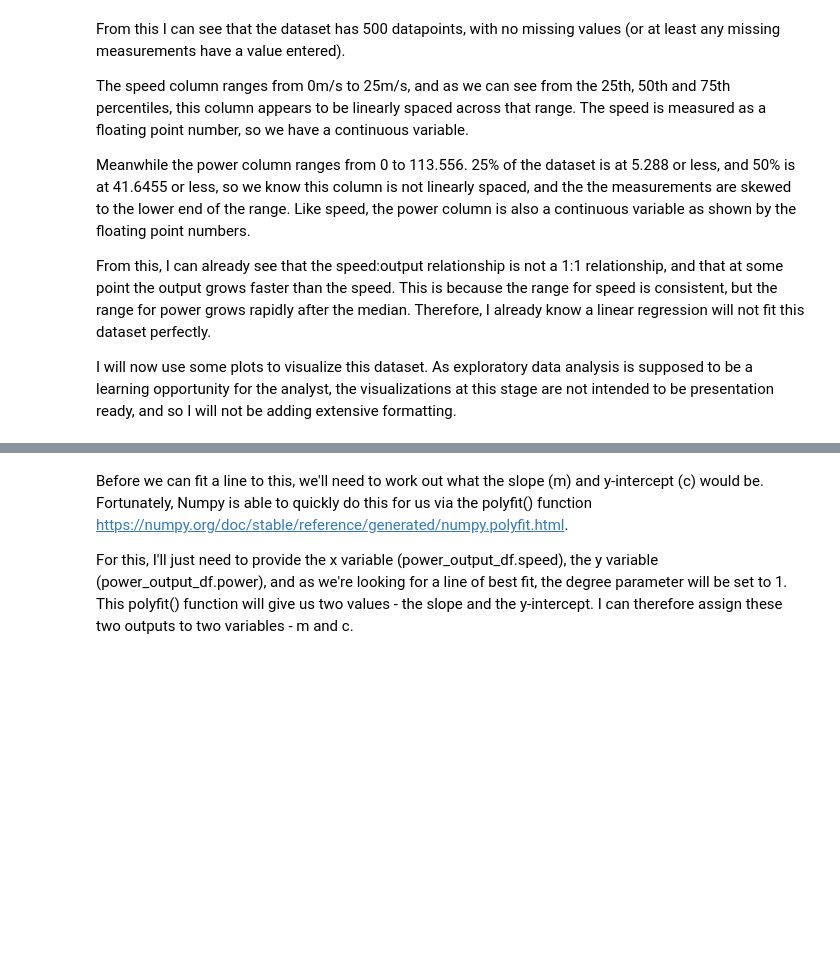
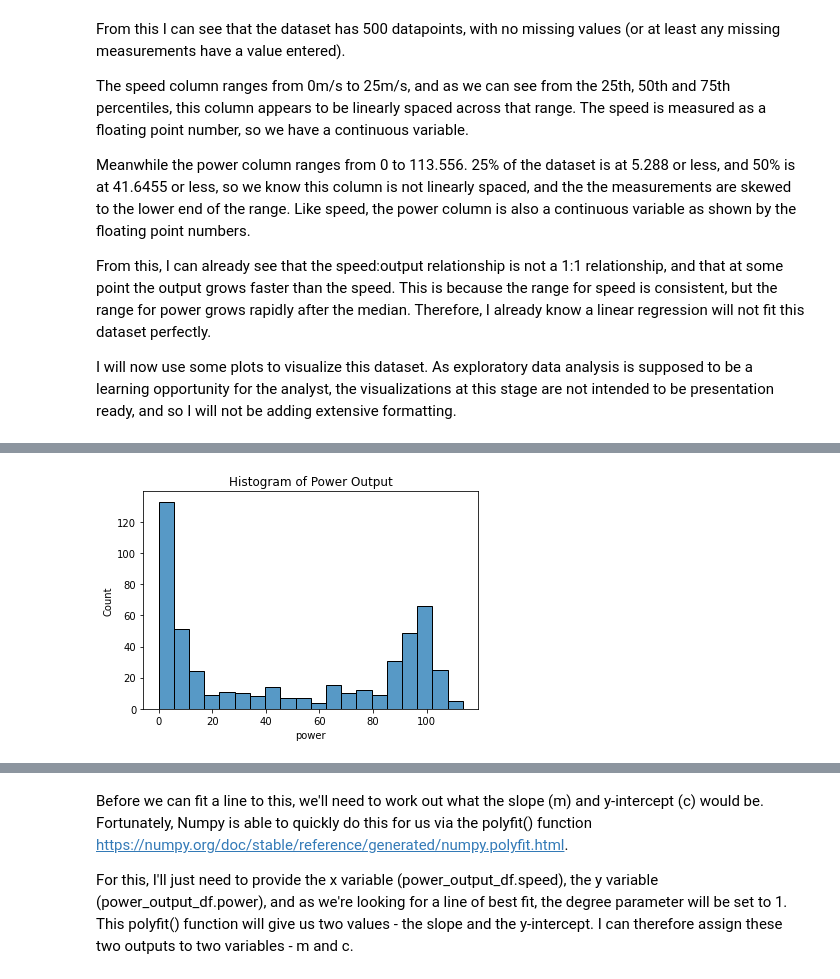
Before and after one commit to OtherBrian/fda-regression_project, a Jupyter notebook: Regression Project.ipynb, the cells around one changed output, grey strips where cells are left out. Saved outputs shown, nothing was run; the diff lists cells and outputs as text; code cells hidden in the pictures; blank space fills up the shorter version.

```diff
--- a/Regression Project.ipynb
+++ b/Regression Project.ipynb
@@ -65,0 +78,6 @@ I will now use some plots to visualize this dataset. As exploratory data analysi
+# %%
+ax = sns.histplot(power_output_df.power, bins = 20)
+plt.title('Histogram of Power Output')
+ax;
+# %% [output]
+[figure, added]
```
Also changed, not shown: parts of 20 cells of this notebook.
